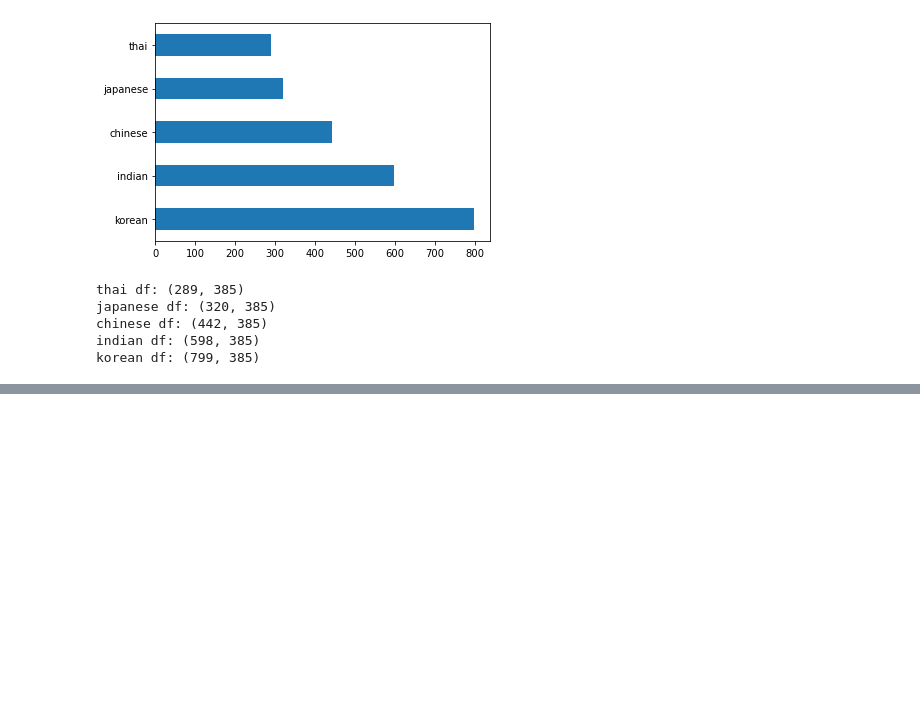
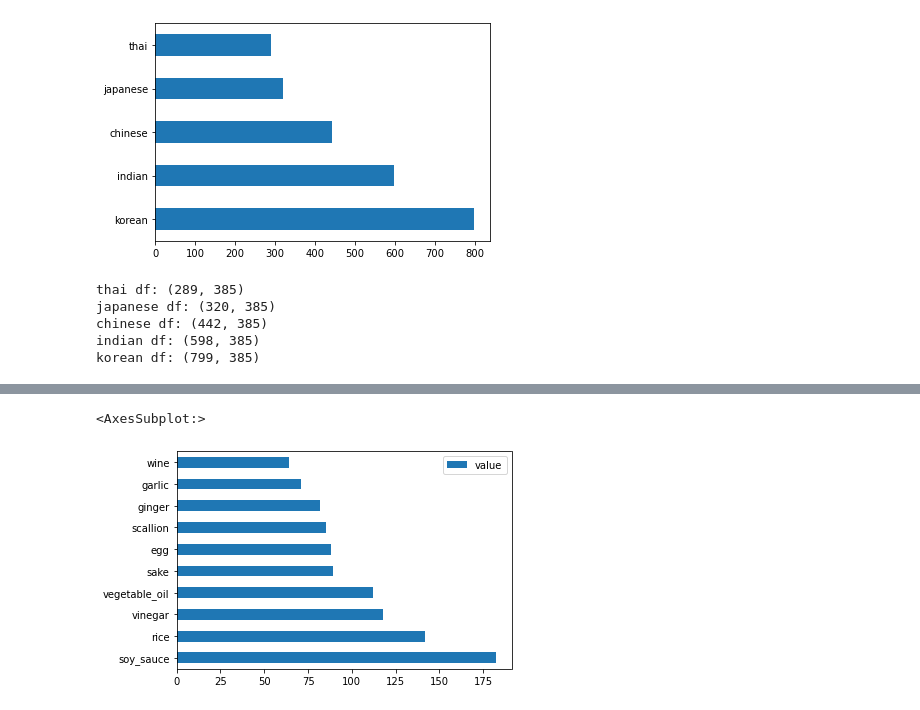
Before and after one commit to Linhatran/Microsoft-machine-learning, a Jupyter notebook: 4-Classification/1-Introduction/notebook.ipynb, the cells around one changed output, grey strips where cells are left out. Saved outputs shown, nothing was run; the diff lists cells and outputs as text; code cells hidden in the pictures; blank space fills up the shorter version.

```diff
--- a/4-Classification/1-Introduction/notebook.ipynb
+++ b/4-Classification/1-Introduction/notebook.ipynb
@@ -51,0 +68,6 @@ korean df: (799, 385)
+# %%
+japanese_ingredient_df = create_ingredient_df(japanese_df)
+japanese_ingredient_df.head(10).plot.barh()
+# %% [output]
+<AxesSubplot:>
+[figure, added]
```
Also changed, not shown: parts of 6 cells of this notebook.
